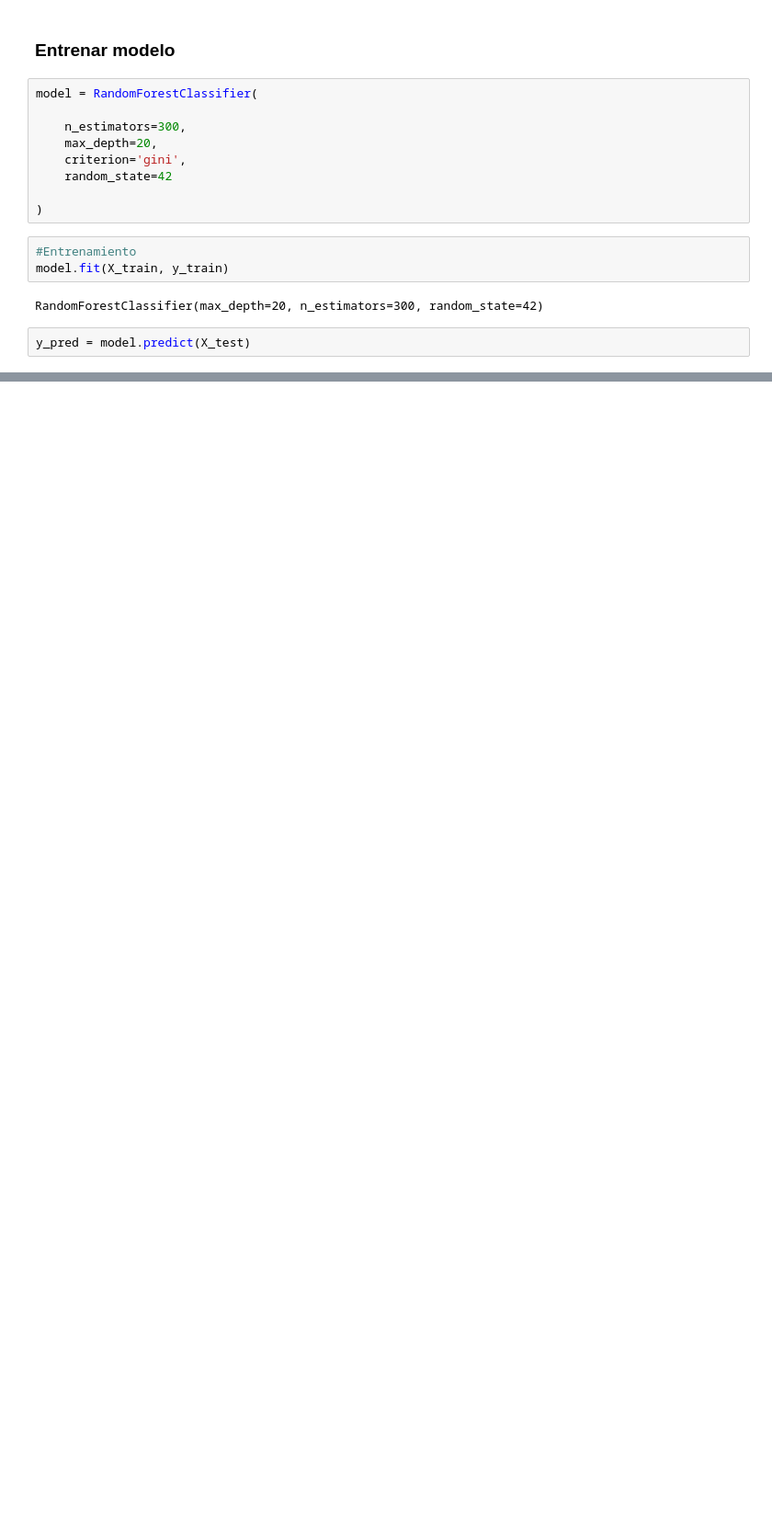
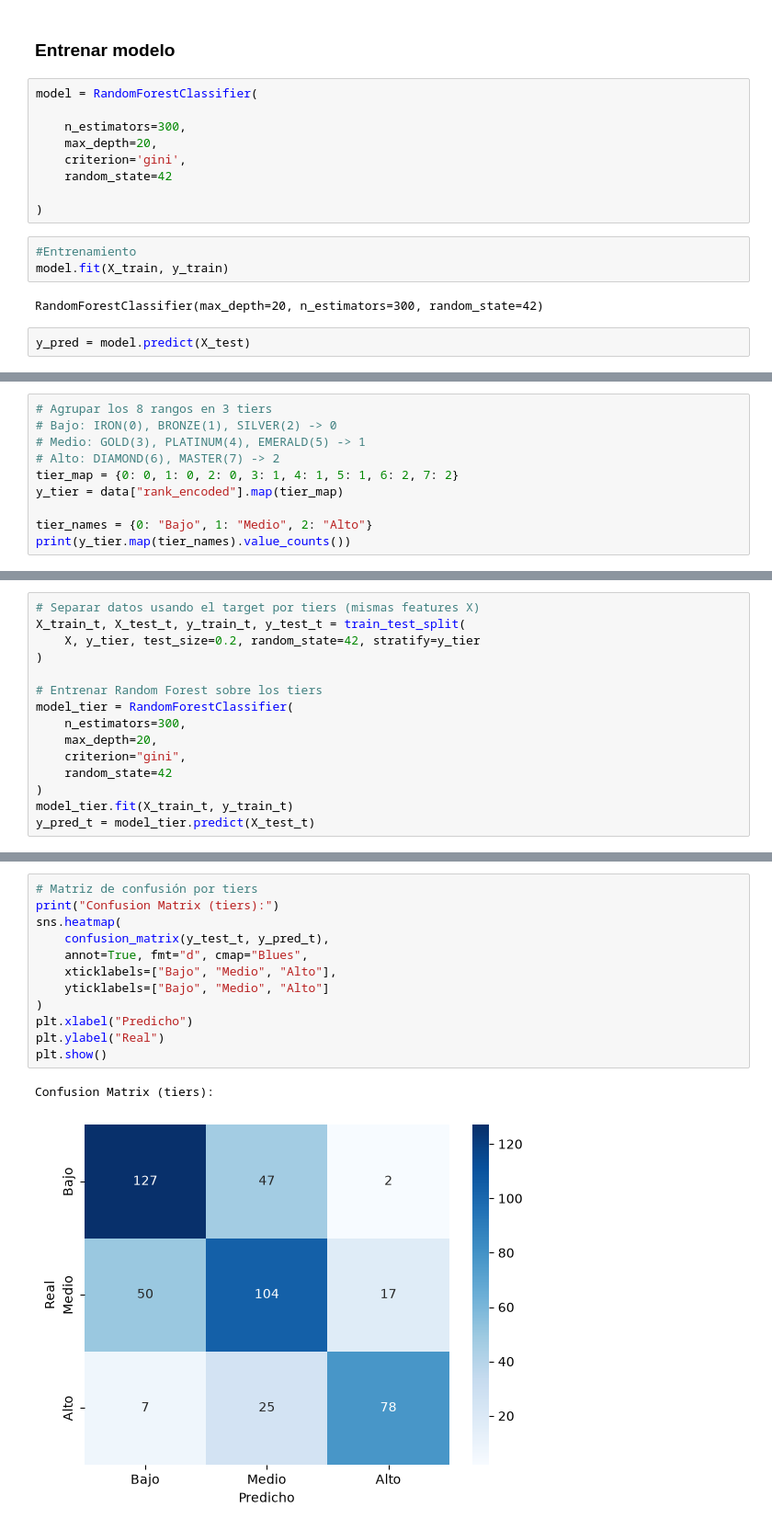
Before and after one commit to JuanjoLT/introIA-proyecto1, a Jupyter notebook: main.ipynb, the cells around one changed output, grey strips where cells are left out. Shown at 92% size. Saved outputs shown, nothing was run; the diff lists cells and outputs as text; blank space fills up the shorter version.

Commit message:
Agrupación por rango mejora  de precisión

```diff
--- a/main.ipynb
+++ b/main.ipynb
@@ -319,0 +331,10 @@ Confusion Matrix:
+# %%
+# Agrupar los 8 rangos en 3 tiers
+# Bajo: IRON(0), BRONZE(1), SILVER(2) -> 0
+# Medio: GOLD(3), PLATINUM(4), EMERALD(5) -> 1
+# Alto: DIAMOND(6), MASTER(7) -> 2
+tier_map = {0: 0, 1: 0, 2: 0, 3: 1, 4: 1, 5: 1, 6: 2, 7: 2}
+y_tier = data["rank_encoded"].map(tier_map)
+
+tier_names = {0: "Bajo", 1: "Medio", 2: "Alto"}
+print(y_tier.map(tier_names).value_counts())
@@ -319,0 +347,15 @@ Confusion Matrix:
+# %%
+# Separar datos usando el target por tiers (mismas features X)
+X_train_t, X_test_t, y_train_t, y_test_t = train_test_split(
+    X, y_tier, test_size=0.2, random_state=42, stratify=y_tier
+)
+
+# Entrenar Random Forest sobre los tiers
+model_tier = RandomForestClassifier(
+    n_estimators=300,
+    max_depth=20,
+    criterion="gini",
+    random_state=42
+)
+model_tier.fit(X_train_t, y_train_t)
+y_pred_t = model_tier.predict(X_test_t)
@@ -319,0 +380,15 @@ Confusion Matrix:
+# %%
+# Matriz de confusión por tiers
+print("Confusion Matrix (tiers):")
+sns.heatmap(
+    confusion_matrix(y_test_t, y_pred_t),
+    annot=True, fmt="d", cmap="Blues",
+    xticklabels=["Bajo", "Medio", "Alto"],
+    yticklabels=["Bajo", "Medio", "Alto"]
+)
+plt.xlabel("Predicho")
+plt.ylabel("Real")
+plt.show()
+# %% [output]
+Confusion Matrix (tiers):
+[figure, added]
```
Also changed, not shown: parts of 8 cells of this notebook.
